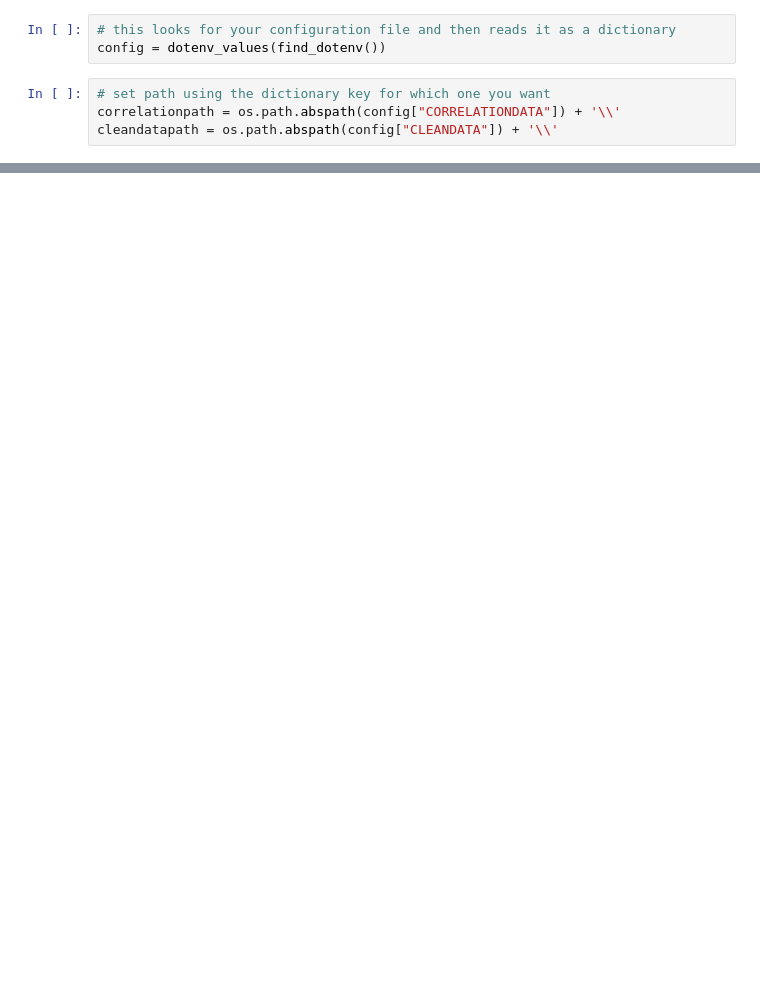
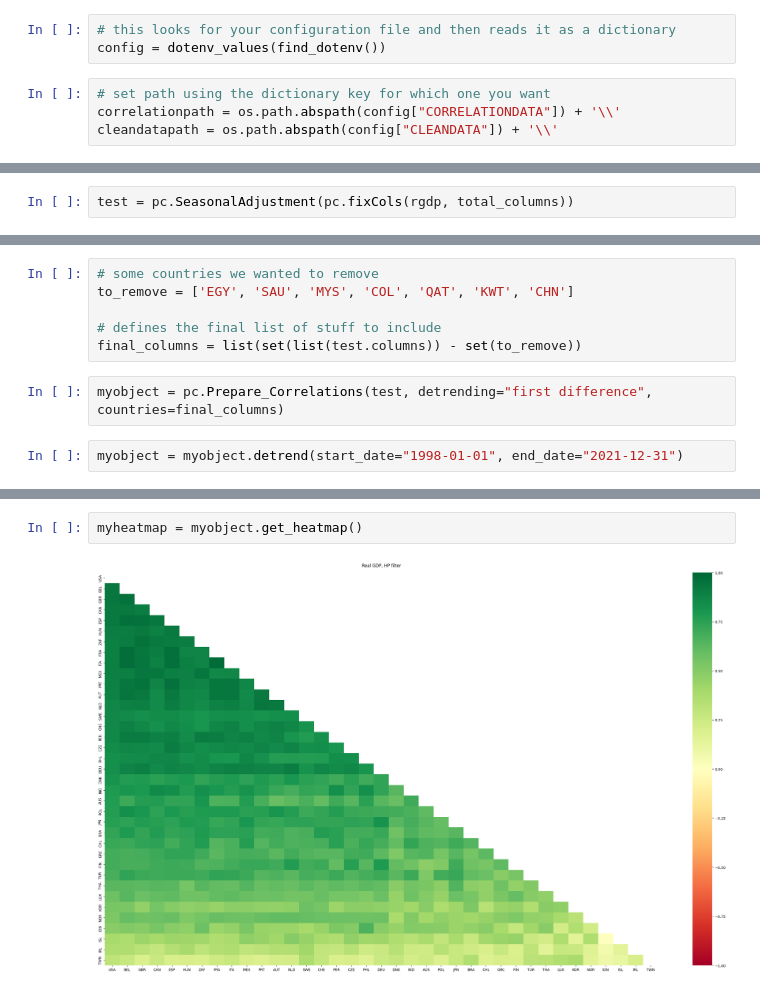
Before and after one commit to emilyfu1/myproject, a Jupyter notebook: yetanotherfolder/workingwithdata.ipynb, the cells around one changed output, grey strips where cells are left out. Saved outputs shown, nothing was run; the diff lists cells and outputs as text; blank space fills up the shorter version.

Commit message:
test out module

```diff
--- a/yetanotherfolder/workingwithdata.ipynb
+++ b/yetanotherfolder/workingwithdata.ipynb
@@ -125,0 +29,2 @@ The included countries are:  ['BEL', 'CZE', 'CHL', 'HUN', 'KOR', 'IDN', 'FIN', '
+# %%
+test = pc.SeasonalAdjustment(pc.fixCols(rgdp, total_columns))
@@ -125,0 +49,10 @@ The included countries are:  ['BEL', 'CZE', 'CHL', 'HUN', 'KOR', 'IDN', 'FIN', '
+# %%
+# some countries we wanted to remove
+to_remove = ['EGY', 'SAU', 'MYS', 'COL', 'QAT', 'KWT', 'CHN']
+
+# defines the final list of stuff to include
+final_columns = list(set(list(test.columns)) - set(to_remove))
+# %%
+myobject = pc.Prepare_Correlations(test, detrending="first difference", countries=final_columns)
+# %%
+myobject = myobject.detrend(start_date="1998-01-01", end_date="2021-12-31")
@@ -125,0 +99,4 @@ The included countries are:  ['BEL', 'CZE', 'CHL', 'HUN', 'KOR', 'IDN', 'FIN', '
+# %%
+myheatmap = myobject.get_heatmap()
+# %% [output]
+[figure, added]
```
Also changed, not shown: parts of 14 cells of this notebook.
